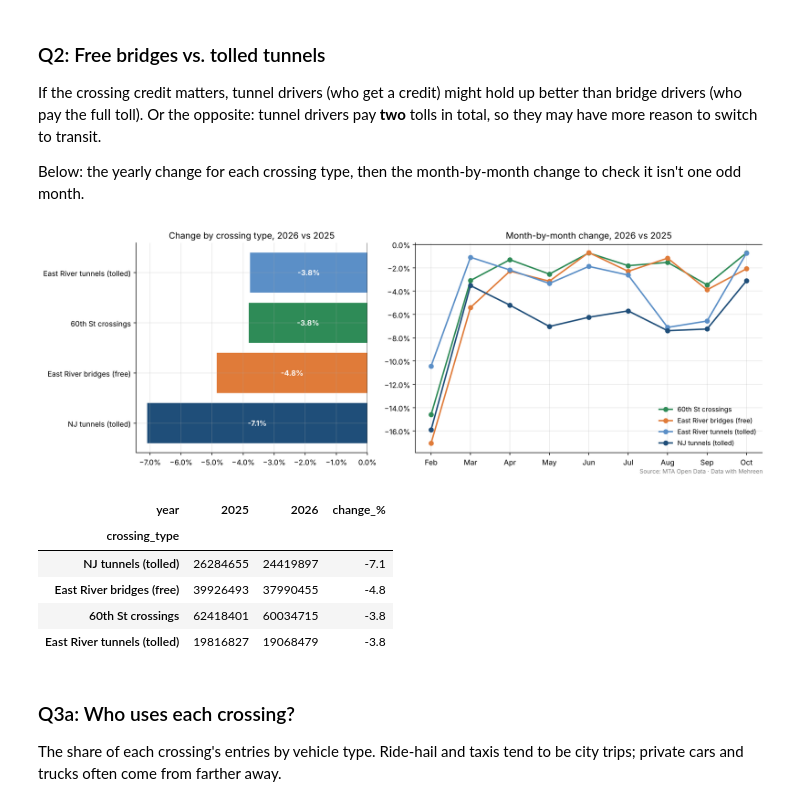
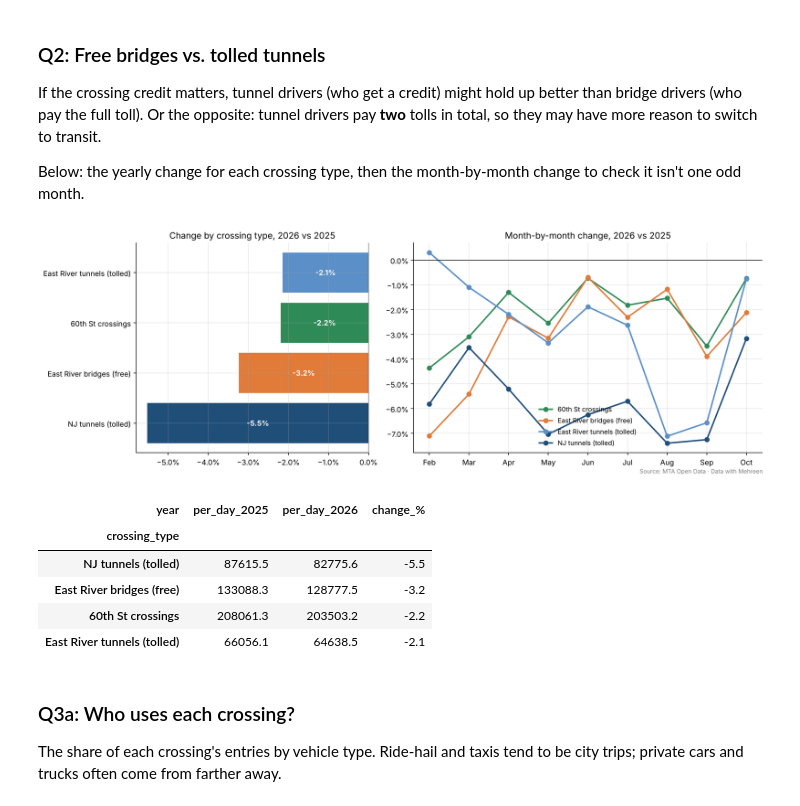
Before and after one commit to mehreengillani/nyc-congestion-pricing, a Jupyter notebook: 03_week3_crossings.ipynb, the cells around one changed output. Drawn from its saved outputs; the diff is of its cells as text; code cells hidden in the pictures.

Commit message:
Week 3: fix year comparisons to use average entries per day

```diff
--- a/03_week3_crossings.ipynb
+++ b/03_week3_crossings.ipynb
@@ -172,11 +163,11 @@ def clean_daily(df):
         df["vehicle"] = df["vehicle_class"].map(VEHICLE_LABELS).fillna(df["vehicle_class"])
     return df
 
-daily_by_crossing = clean_daily(daily_by_crossing)
 crossing_vehicle_daily = clean_daily(crossing_vehicle_daily)
+daily_by_crossing = (crossing_vehicle_daily.groupby(["toll_date", "detection_group", "crossing_type"], as_index=False)["entries"].sum())
 
-# Keep complete weeks only (weeks run Sunday to Saturday), the same cutoff for both tables
-last_date = min(daily_by_crossing["toll_date"].max(), crossing_vehicle_daily["toll_date"].max())
+# Keep complete weeks only (weeks run Sunday to Saturday)
+last_date = crossing_vehicle_daily["toll_date"].max()   # newest day in the download
 cutoff = last_date - pd.Timedelta(days=(last_date.dayofweek - 5) % 7)
 daily_by_crossing = daily_by_crossing[(daily_by_crossing["toll_date"] <= cutoff)
                                       & ~daily_by_crossing["toll_date"].isin(STORM_DAYS)]
@@ -189,6 +180,15 @@ def same_dates(df):
     out = df[mmdd.between("01-05", "10-31")].copy()
     out["year"] = out["toll_date"].dt.year
     return out
+
+# IMPORTANT: storm days are removed from 2026 only, so 2026 has fewer days than 2025.
+# Always compare AVERAGE entries per day, never raw totals.
+def yearly_change(df, by):
+    # % change in average daily entries, 2026 vs 2025, for each group in `by`
+    days = df.groupby("year")["toll_date"].nunique()
+    per_day = df.groupby(by + ["year"])["entries"].sum().unstack("year") / days
+    per_day["change_%"] = (per_day[2026] / per_day[2025] - 1) * 100
+    return per_day
 
 # Hourly and boundary tables: add day type, crossing type and the number of days behind each total
 all_days = pd.DataFrame({"date": pd.date_range("2025-01-05", last_date)})
@@ -246,7 +246,7 @@ Same dates in both years (January 5 to October 31), storm days removed.
 # %%
 sd = same_dates(daily_by_crossing)
-change = sd.groupby(["detection_group", "year"])["entries"].sum().unstack()
-change["change_%"] = (change[2026] / change[2025] - 1) * 100
+print("Days compared:", sd.groupby("year")["toll_date"].nunique().to_dict())
+change = yearly_change(sd, ["detection_group"])
 change["type"] = change.index.map(CROSSING_TYPE)
 change = change.sort_values("change_%")
 
@@ -260,5 +260,5 @@ ax.set_xlim(change["change_%"].min() - 3, max(change["change_%"].max(), 0) + 3)
 ax.set_title("Change in entries by crossing, 2026 vs 2025 (Jan 5 – Oct 31)")
 ax.legend(handles=type_legend, frameon=False, loc="upper left")
 add_source(fig); plt.tight_layout(); plt.show()
-change[[2025, 2026, "change_%", "type"]].round(1)
+change[[2025, 2026, "change_%", "type"]].round(1).rename(columns={2025: "per_day_2025", 2026: "per_day_2026"})
 # %% [output]
@@ -283,45 +284,45 @@ If the crossing credit matters, tunnel drivers (who get a credit) might hold up
 
 Below: the yearly change for each crossing type, then the month-by-month change to check it isn't one odd month.
 # %%
-type_change = sd.groupby(["crossing_type", "year"])["entries"].sum().unstack()
-type_change["change_%"] = (type_change[2026] / type_change[2025] - 1) * 100
-type_change = type_change.sort_values("change_%")
+type_change = yearly_change(sd, ["crossing_type"]).sort_values("change_%")
 
 # Month-by-month change by type (full months only: Feb–Oct)
 m = sd.assign(month=sd["toll_date"].dt.month)
 m = m[m["month"].between(2, 10)]
-monthly = m.groupby(["crossing_type", "month", "year"])["entries"].sum().unstack("year")
+days_m = m.groupby(["month", "year"])["toll_date"].nunique()
+monthly = m.groupby(["crossing_type", "month", "year"])["entries"].sum() / days_m   # average per day
+monthly = monthly.unstack("year")
 monthly["change_%"] = (monthly[2026] / monthly[2025] - 1) * 100
 monthly = monthly["change_%"].unstack("crossing_type")
 
 fig, axes = plt.subplots(1, 2, figsize=(14, 4.8), gridspec_kw={"width_ratios": [1, 1.5]})
 ax = axes[0]
 ax.barh(type_change.index, type_change["change_%"], color=[TYPE_COLORS[t] for t in type_change.index])
 for i, v in enumerate(type_change["change_%"]):
     ax.text(v / 2, i, f"{v:+.1f}%", va="center", ha="center", fontsize=10, color="white", fontweight="bold")
 ax.axvline(0, color="black", lw=0.8)
 ax.xaxis.set_major_formatter(mtick.PercentFormatter())
 ax.set_title("Change by crossing type, 2026 vs 2025")
 
 ax = axes[1]
 for t in monthly.columns:
     ax.plot(monthly.index, monthly[t], marker="o", lw=2, color=TYPE_COLORS[t], label=t)
 ax.axhline(0, color="black", lw=0.8)
 ax.set_xticks(range(2, 11))
 ax.set_xticklabels(["Feb", "Mar", "Apr", "May", "Jun", "Jul", "Aug", "Sep", "Oct"])
 ax.yaxis.set_major_formatter(mtick.PercentFormatter())
 ax.set_title("Month-by-month change, 2026 vs 2025")
 ax.legend(frameon=False, fontsize=9)
 add_source(fig); plt.tight_layout(); plt.show()
-type_change.round(1)
+type_change.round(1).rename(columns={2025: "per_day_2025", 2026: "per_day_2026"})
 # %% [output]
-[figure, old version]
+[figure, new version]
-| year | 2025 | 2026 | change_% |
+| year | per_day_2025 | per_day_2026 | change_% |
 | crossing_type |  |  |  |
-| NJ tunnels (tolled) | 26284655 | 24419897 | -7.1 |
-| East River bridges (free) | 39926493 | 37990455 | -4.8 |
-| 60th St crossings | 62418401 | 60034715 | -3.8 |
-| East River tunnels (tolled) | 19816827 | 19068479 | -3.8 |
+| NJ tunnels (tolled) | 87615.5 | 82775.6 | -5.5 |
+| East River bridges (free) | 133088.3 | 128777.5 | -3.2 |
+| 60th St crossings | 208061.3 | 203503.2 | -2.2 |
+| East River tunnels (tolled) | 66056.1 | 64638.5 | -2.1 |
 # %% [markdown]
 ### Q3a: Who uses each crossing?
 The share of each crossing's entries by vehicle type. Ride-hail and taxis tend to be city trips; private cars and trucks often come from farther away.
```
Also changed, not shown: parts of 11 cells of this notebook.
